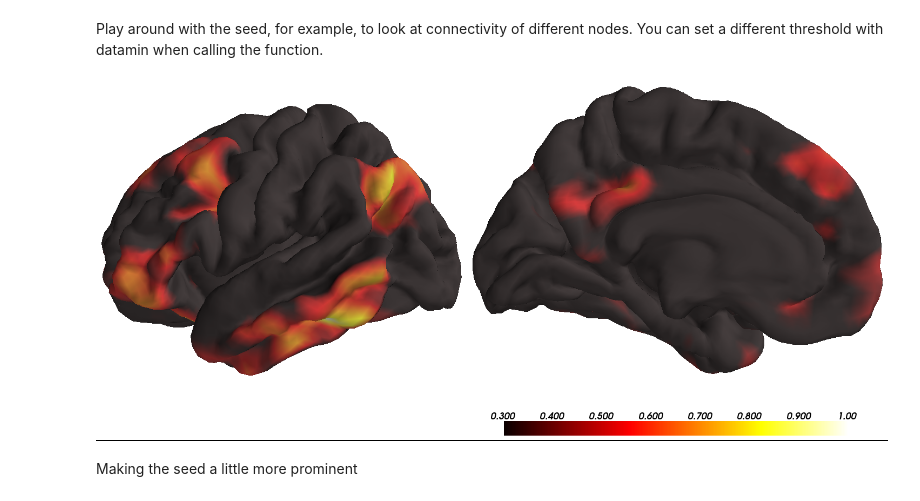
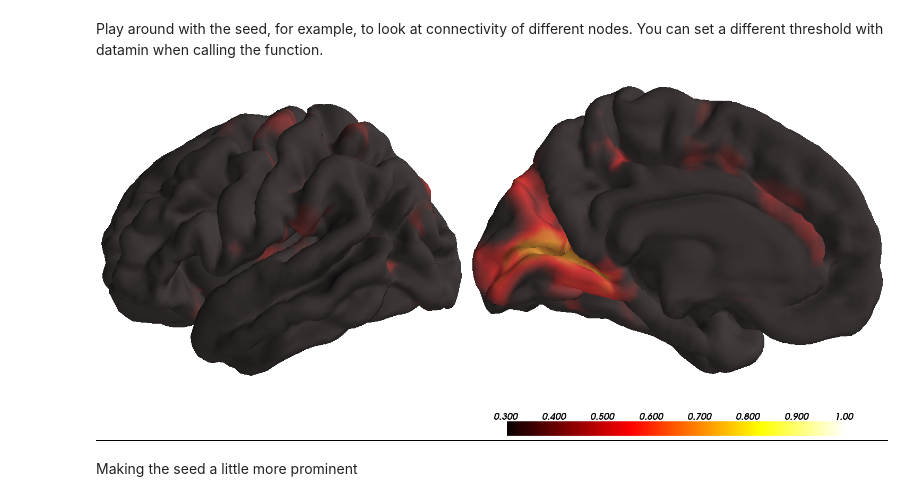
Before and after one commit to juhuntenburg/cbspython_surf, a Jupyter notebook: freesurfer.ipynb, the cells around one changed output. Drawn from its saved outputs; the diff is of its cells as text; code cells hidden in the pictures.

```diff
--- a/freesurfer.ipynb
+++ b/freesurfer.ipynb
@@ -171,13 +198,17 @@ cortex = np.sort(nib.freesurfer.io.read_label('%s/freesurfer/fsaverage5/label/lh
 connectivity.shape
 # %% [output]
 (10242, 10242)
+# %%
+calcarine = np.sort(nib.freesurfer.io.read_label('%s/freesurfer/fsaverage5/label/lh.S_calcarine.label' % dataDir))
+# %%
+calc_conn = connectivity[calcarine].mean(axis=0)
 # %% [markdown]
 Play around with the seed, for example, to look at connectivity of different nodes. You can set a different threshold with datamin when calling the function.
 # %%
 seed_node = 7960
-viz(connectivity[seed_node], datamin=0.3, datamax=connectivity.max(), hemi='lh')
+viz(calc_conn, datamin=0.3, datamax=connectivity.max(), hemi='lh')
 # %% [output]
-[figure, old version]
+[figure, new version]
 # %% [markdown]
 Making the seed a little more prominent
 # %%
```
Also changed, not shown: parts of 6 cells of this notebook, 2 other files.
